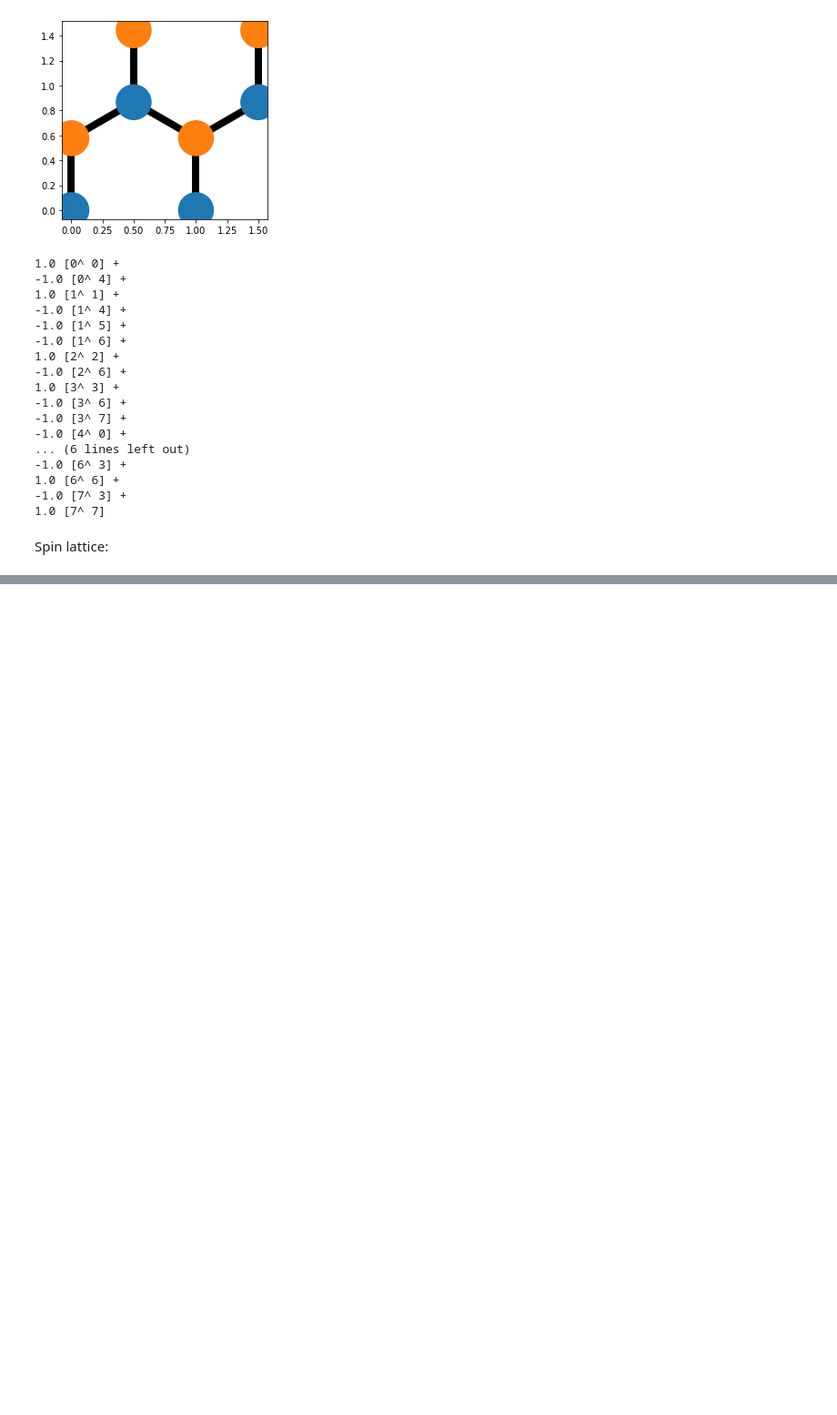
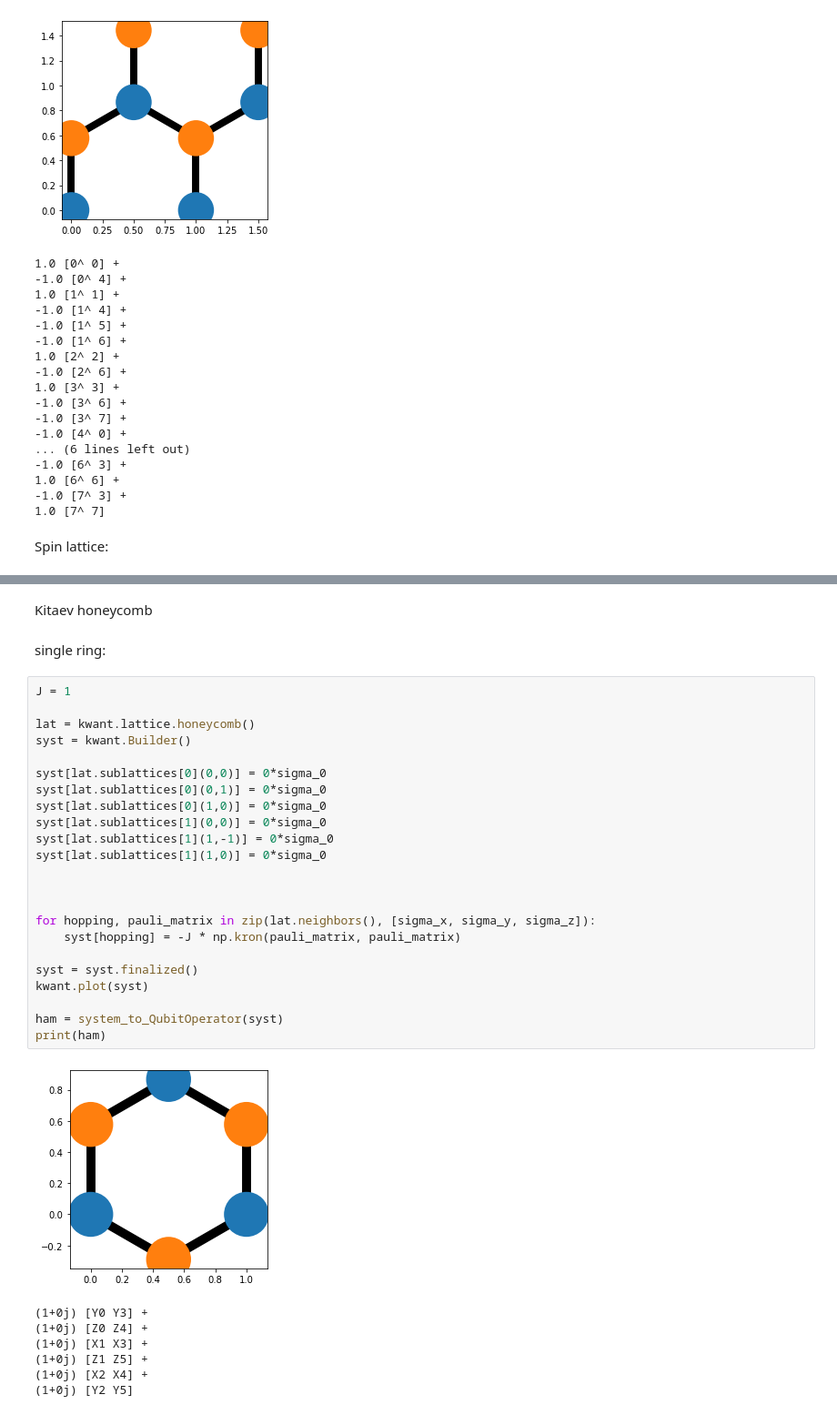
Before and after one commit to alicjadut/kwant_to_openfermion, a Jupyter notebook: demo.ipynb, the cells around one changed output, grey strips where cells are left out. Shown at 91% size. Drawn from its saved outputs; the diff is of its cells as text; blank space fills up the shorter version.

Commit message:
Kitaev honeycomb added to demo

```diff
--- a/demo.ipynb
+++ b/demo.ipynb
@@ -158,2 +158,37 @@ print(ham)
 (1+0j) [Z2] +
 (1+0j) [Z3]
+# %% [markdown]
+Kitaev honeycomb
+# %% [markdown]
+single ring:
+# %%
+J = 1
+
+lat = kwant.lattice.honeycomb()
+syst = kwant.Builder()
+
+syst[lat.sublattices[0](0,0)] = 0*sigma_0
+syst[lat.sublattices[0](0,1)] = 0*sigma_0
+syst[lat.sublattices[0](1,0)] = 0*sigma_0
+syst[lat.sublattices[1](0,0)] = 0*sigma_0
+syst[lat.sublattices[1](1,-1)] = 0*sigma_0
+syst[lat.sublattices[1](1,0)] = 0*sigma_0
+
+
+
+for hopping, pauli_matrix in zip(lat.neighbors(), [sigma_x, sigma_y, sigma_z]):
+    syst[hopping] = -J * np.kron(pauli_matrix, pauli_matrix)
+
+syst = syst.finalized()
+kwant.plot(syst)
+
+ham = system_to_QubitOperator(syst)
+print(ham)
+# %% [output]
+[figure, added]
+(1+0j) [Y0 Y3] +
+(1+0j) [Z0 Z4] +
+(1+0j) [X1 X3] +
+(1+0j) [Z1 Z5] +
+(1+0j) [X2 X4] +
+(1+0j) [Y2 Y5]
```
Also changed, not shown: parts of 3 cells of this notebook.
